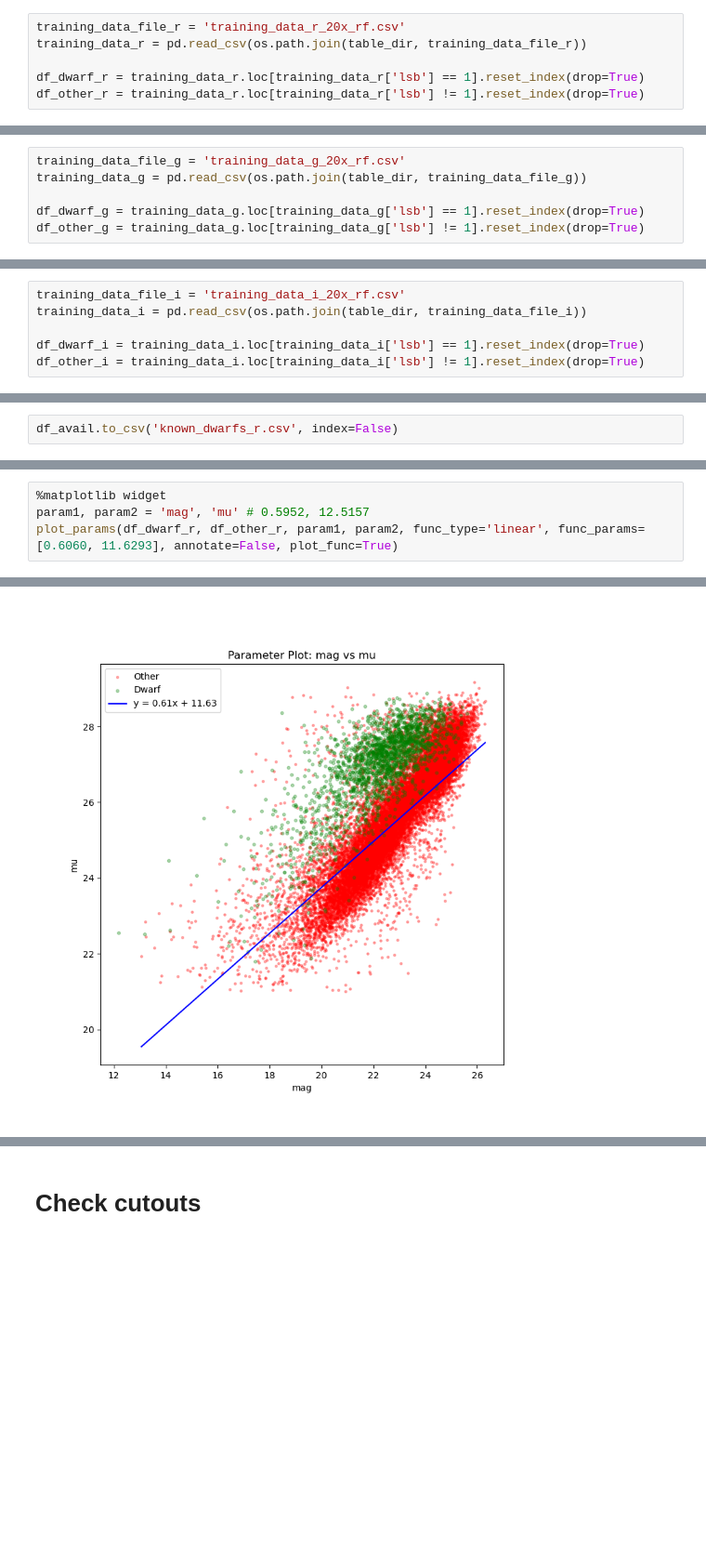
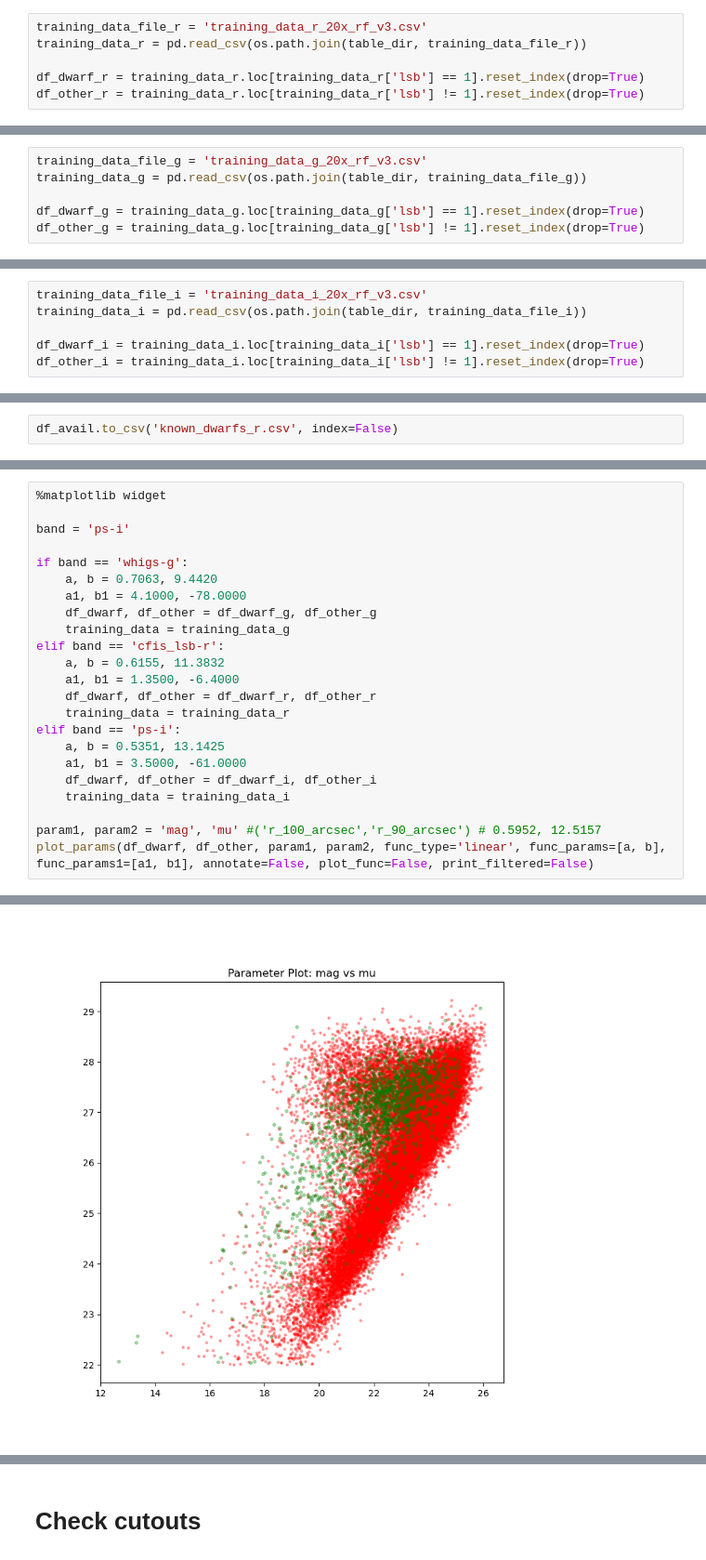
Before and after one commit to heesters-nick/DwarForge, a Jupyter notebook: notebooks/data_accretion.ipynb, the cells around one changed output, grey strips where cells are left out. Shown at 93% size. Drawn from its saved outputs; the diff is of its cells as text; blank space fills up the shorter version.

```diff
--- a/notebooks/data_accretion.ipynb
+++ b/notebooks/data_accretion.ipynb
@@ -897,5 +911,5 @@ training_data_r.to_csv(os.path.join(table_dir, 'training_data_r_20x_rf.csv'), in
 # %%
-training_data_file_r = 'training_data_r_20x_rf.csv'
+training_data_file_r = 'training_data_r_20x_rf_v3.csv'
 training_data_r = pd.read_csv(os.path.join(table_dir, training_data_file_r))
 
 df_dwarf_r = training_data_r.loc[training_data_r['lsb'] == 1].reset_index(drop=True)
@@ -910,5 +942,5 @@ KeyboardInterrupt:
 # %%
-training_data_file_g = 'training_data_g_20x_rf.csv'
+training_data_file_g = 'training_data_g_20x_rf_v3.csv'
 training_data_g = pd.read_csv(os.path.join(table_dir, training_data_file_g))
 
 df_dwarf_g = training_data_g.loc[training_data_g['lsb'] == 1].reset_index(drop=True)
@@ -921,5 +969,5 @@ df_other_g = training_data_g.loc[training_data_g['lsb'] != 1].reset_index(drop=T
 # %%
-training_data_file_i = 'training_data_i_20x_rf.csv'
+training_data_file_i = 'training_data_i_20x_rf_v3.csv'
 training_data_i = pd.read_csv(os.path.join(table_dir, training_data_file_i))
 
 df_dwarf_i = training_data_i.loc[training_data_i['lsb'] == 1].reset_index(drop=True)
@@ -1608,6 +1704,25 @@ def plot_params(df_dwarf, df_other, param1, param2, func_type='linear', func_par
     plt.show()
 # %%
 %matplotlib widget
-param1, param2 = 'mag', 'mu' # 0.5952, 12.5157
-plot_params(df_dwarf_r, df_other_r, param1, param2, func_type='linear', func_params=[0.6060, 11.6293], annotate=False, plot_func=True)
+
+band = 'ps-i'
+
+if band == 'whigs-g':
+    a, b = 0.7063, 9.4420
+    a1, b1 = 4.1000, -78.0000
+    df_dwarf, df_other = df_dwarf_g, df_other_g
+    training_data = training_data_g
+elif band == 'cfis_lsb-r':
+    a, b = 0.6155, 11.3832
+    a1, b1 = 1.3500, -6.4000
+    df_dwarf, df_other = df_dwarf_r, df_other_r
+    training_data = training_data_r
+elif band == 'ps-i':
+    a, b = 0.5351, 13.1425
+    a1, b1 = 3.5000, -61.0000
+    df_dwarf, df_other = df_dwarf_i, df_other_i
+    training_data = training_data_i
+
+param1, param2 = 'mag', 'mu' #('r_100_arcsec','r_90_arcsec') # 0.5952, 12.5157
+plot_params(df_dwarf, df_other, param1, param2, func_type='linear', func_params=[a, b], func_params1=[a1, b1], annotate=False, plot_func=False, print_filtered=False)
 # %% [output]
@@ -1615 +1730 @@ Filtered out 21 real dwarfs.
-[figure, old version]
+[figure, new version]
```
Also changed, not shown: parts of 24 cells of this notebook, 5 other files.
